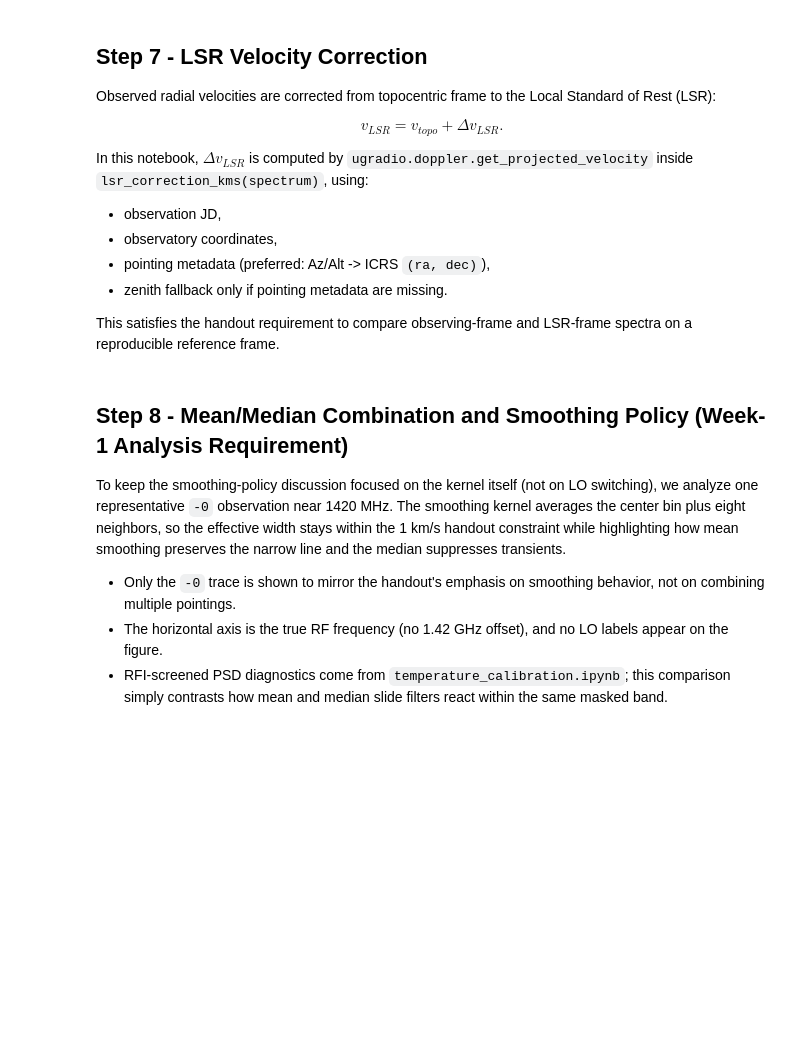
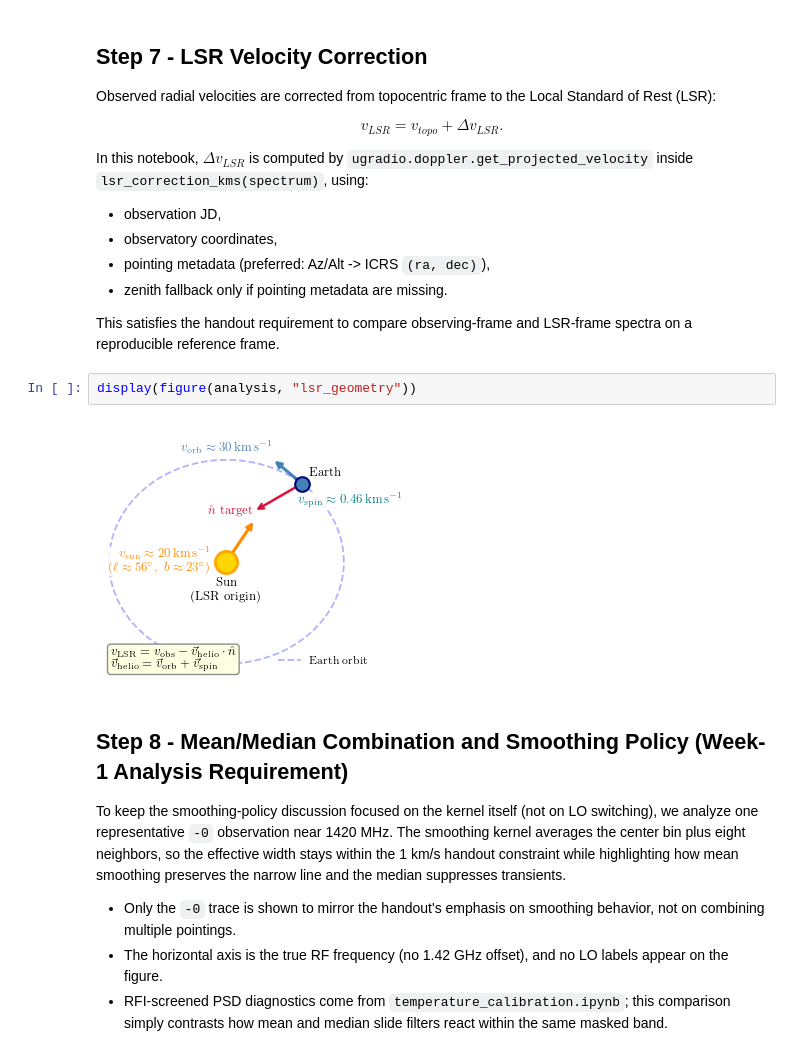
Before and after one commit to raw-asparagus/ay-121, a Jupyter notebook: labs/02/analysis.ipynb, the cells around one changed output. Saved outputs shown, nothing was run; the diff lists cells and outputs as text; blank space fills up the shorter version.

```diff
--- a/labs/02/analysis.ipynb
+++ b/labs/02/analysis.ipynb
@@ -284,6 +298,10 @@ In this notebook, $\Delta v_{LSR}$ is computed by `ugradio.doppler.get_projected
 - zenith fallback only if pointing metadata are missing.
 
 This satisfies the handout requirement to compare observing-frame and LSR-frame spectra on a reproducible reference frame.
+# %%
+display(figure(analysis, "lsr_geometry"))
+# %% [output]
+[figure, added]
 # %% [markdown]
 ## Step 8 - Mean/Median Combination and Smoothing Policy (Week-1 Analysis Requirement)
 
```
Also changed, not shown: parts of 11 cells of this notebook, 37 other files.
